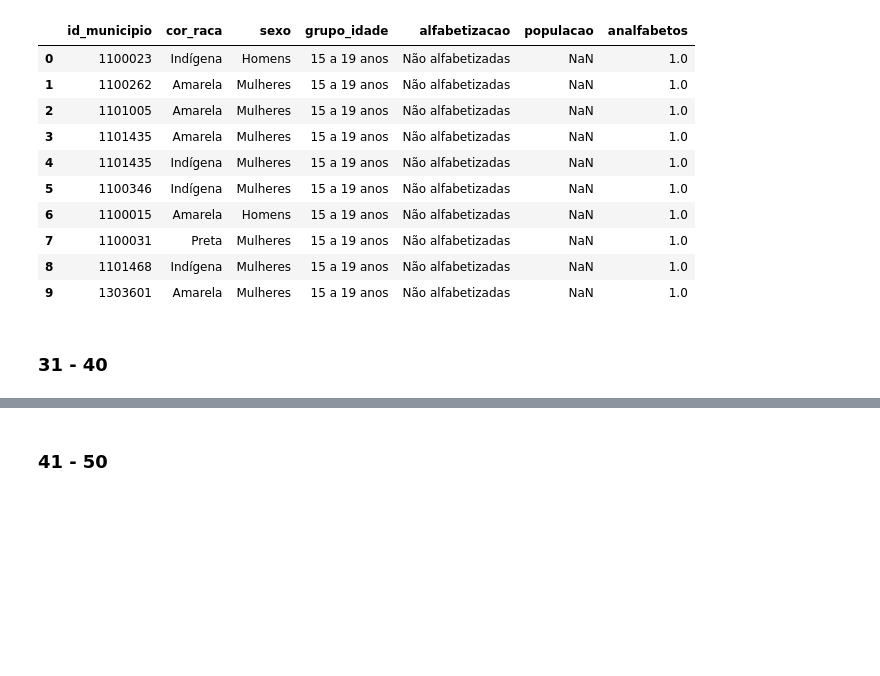
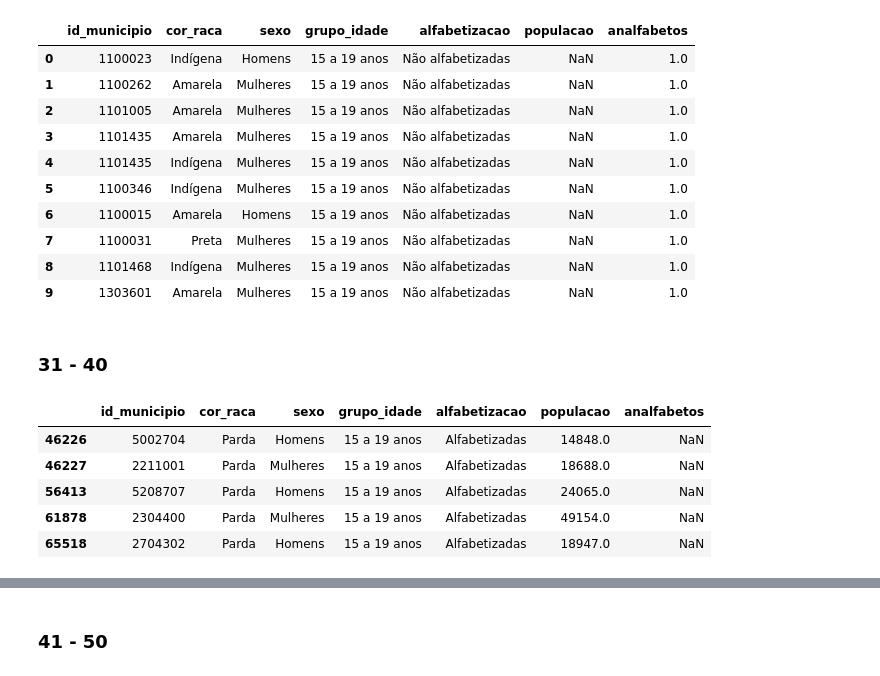
Before and after one commit to zicziczic/AlphabetizationAnalysis, a Jupyter notebook: ExerciciosComplementares.ipynb, the cells around one changed output, grey strips where cells are left out. Saved outputs shown, nothing was run; the diff lists cells and outputs as text; code cells hidden in the pictures; blank space fills up the shorter version.

```diff
--- a/ExerciciosComplementares.ipynb
+++ b/ExerciciosComplementares.ipynb
@@ -270,3 +270,13 @@ df.head(10)
 | 9 | 1303601 | Amarela | Mulheres | 15 a 19 anos | Não alfabetizadas | NaN | 1.0 |
 # %% [markdown]
 ### 31 - 40
+# %%
+df_filtrado = df[df["populacao"] > 10000]
+df_filtrado.head()
+# %% [output]
+|  | id_municipio | cor_raca | sexo | grupo_idade | alfabetizacao | populacao | analfabetos |
+| 46226 | 5002704 | Parda | Homens | 15 a 19 anos | Alfabetizadas | 14848.0 | NaN |
+| 46227 | 2211001 | Parda | Mulheres | 15 a 19 anos | Alfabetizadas | 18688.0 | NaN |
+| 56413 | 5208707 | Parda | Homens | 15 a 19 anos | Alfabetizadas | 24065.0 | NaN |
+| 61878 | 2304400 | Parda | Mulheres | 15 a 19 anos | Alfabetizadas | 49154.0 | NaN |
+| 65518 | 2704302 | Parda | Homens | 15 a 19 anos | Alfabetizadas | 18947.0 | NaN |
```
Also changed, not shown: parts of 9 cells of this notebook.
